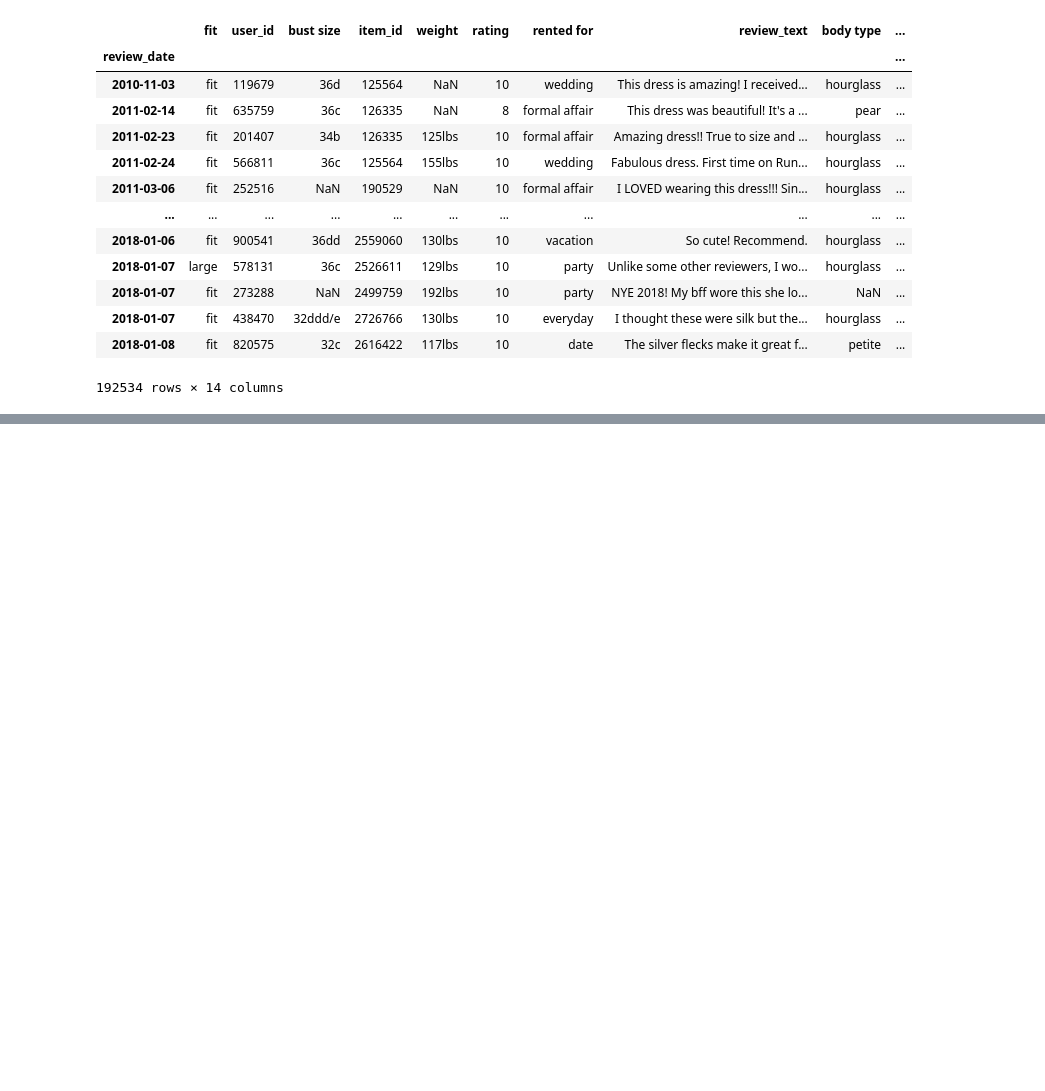
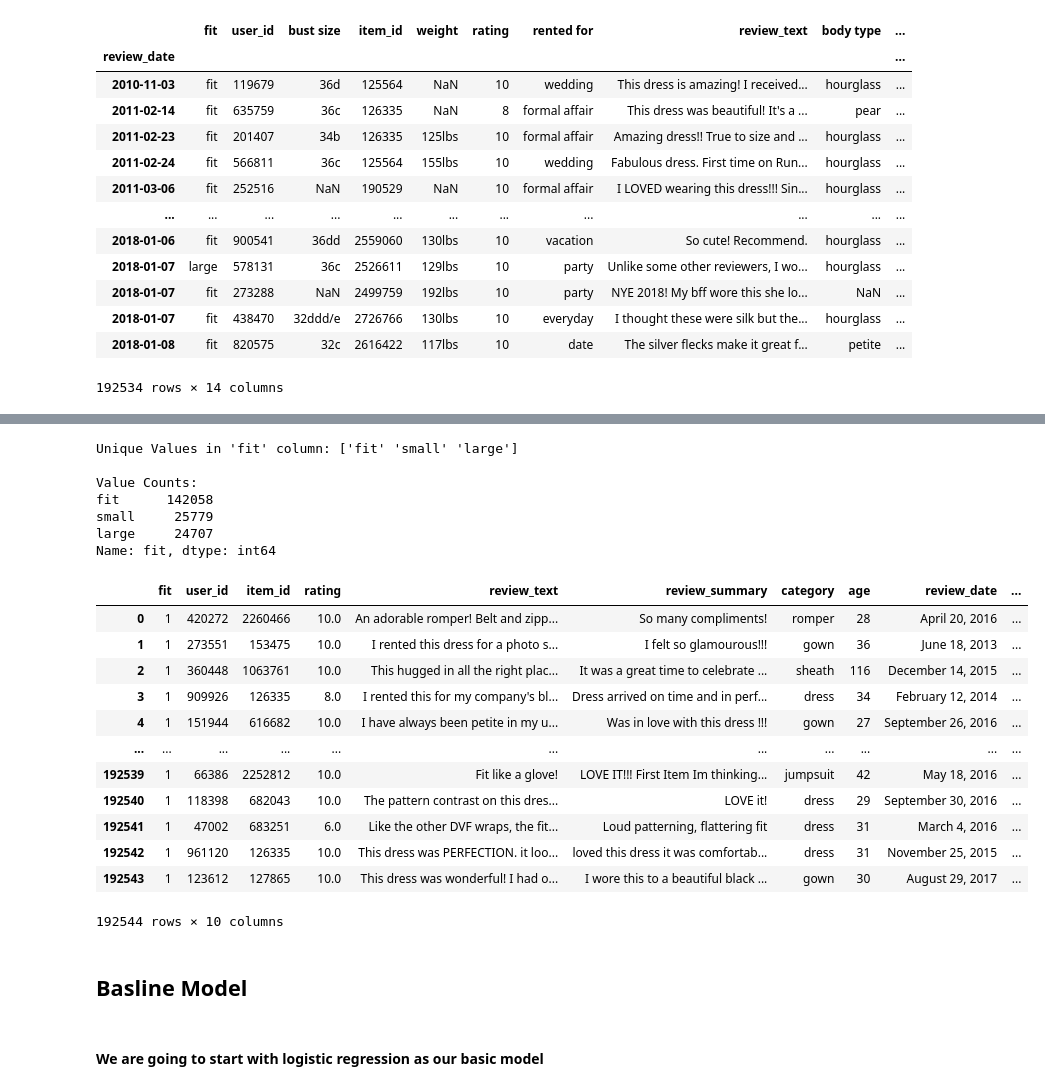
Before and after one commit to CSE-158-As2/Assignment-2, a Jupyter notebook: assignment2.ipynb, the cells around one changed output, grey strips where cells are left out. Cells and saved outputs as stored; diff of their text form; code cells hidden in the pictures; blank space fills up the shorter version.

```diff
--- a/assignment2.ipynb
+++ b/assignment2.ipynb
@@ -426,0 +351,8 @@ R2: -0.0016701750665584214
+# %%
+df = pd.DataFrame(dataset)
+
+#Drop unncesscary columns
+columns_to_drop = ['bust size', 'weight', 'rented for', 'body type', 'height', 'size']
+df = df.drop(columns=columns_to_drop, errors='ignore')
+
+print(df.columns)
@@ -426,0 +363,3 @@ R2: -0.0016701750665584214
+# %%
+df['text_length'] = df['review_text'].apply(lambda x: len(x))
+df['fit'].value_counts
@@ -426,0 +379,44 @@ R2: -0.0016701750665584214
+# %%
+#Convert age and rating to int
+df['age'] = df['age'].fillna(0)
+df['age'] = df['age'].astype(int)
+df['rating'] = df['rating'].fillna(0)
+df['rating'] = df['rating'].astype(float)
+df['rating'] = df['rating'].fillna(0)
+
+#convert fit to 0 if
+
+unique_values = df['fit'].unique()
+value_counts = df['fit'].value_counts()
+
+print("Unique Values in 'fit' column:", unique_values)
+print("\nValue Counts:")
+print(value_counts)
+
+df['fit'] = (df['fit'] == 'fit').astype(int)
+df
+# %% [output]
+Unique Values in 'fit' column: ['fit' 'small' 'large']
+
+Value Counts:
+fit      142058
+small     25779
+large     24707
+Name: fit, dtype: int64
+|  | fit | user_id | item_id | rating | review_text | review_summary | category | age | review_date | ... |
+| 0 | 1 | 420272 | 2260466 | 10.0 | An adorable romper! Belt and zipp... | So many compliments! | romper | 28 | April 20, 2016 | ... |
+| 1 | 1 | 273551 | 153475 | 10.0 | I rented this dress for a photo s... | I felt so glamourous!!! | gown | 36 | June 18, 2013 | ... |
+| 2 | 1 | 360448 | 1063761 | 10.0 | This hugged in all the right plac... | It was a great time to celebrate ... | sheath | 116 | December 14, 2015 | ... |
+| 3 | 1 | 909926 | 126335 | 8.0 | I rented this for my company's bl... | Dress arrived on time and in perf... | dress | 34 | February 12, 2014 | ... |
+| 4 | 1 | 151944 | 616682 | 10.0 | I have always been petite in my u... | Was in love with this dress !!! | gown | 27 | September 26, 2016 | ... |
+| ... | ... | ... | ... | ... | ... | ... | ... | ... | ... | ... |
+| 192539 | 1 | 66386 | 2252812 | 10.0 | Fit like a glove! | LOVE IT!!! First Item Im thinking... | jumpsuit | 42 | May 18, 2016 | ... |
+| 192540 | 1 | 118398 | 682043 | 10.0 | The pattern contrast on this dres... | LOVE it! | dress | 29 | September 30, 2016 | ... |
+| 192541 | 1 | 47002 | 683251 | 6.0 | Like the other DVF wraps, the fit... | Loud patterning, flattering fit | dress | 31 | March 4, 2016 | ... |
+| 192542 | 1 | 961120 | 126335 | 10.0 | This dress was PERFECTION. it loo... | loved this dress it was comfortab... | dress | 31 | November 25, 2015 | ... |
+| 192543 | 1 | 123612 | 127865 | 10.0 | This dress was wonderful! I had o... | I wore this to a beautiful black ... | gown | 30 | August 29, 2017 | ... |
+192544 rows × 10 columns
+# %% [markdown]
+## Basline Model
+# %% [markdown]
+#### We are going to start with logistic regression as our basic model
```
Also changed, not shown: parts of 90 cells of this notebook.
